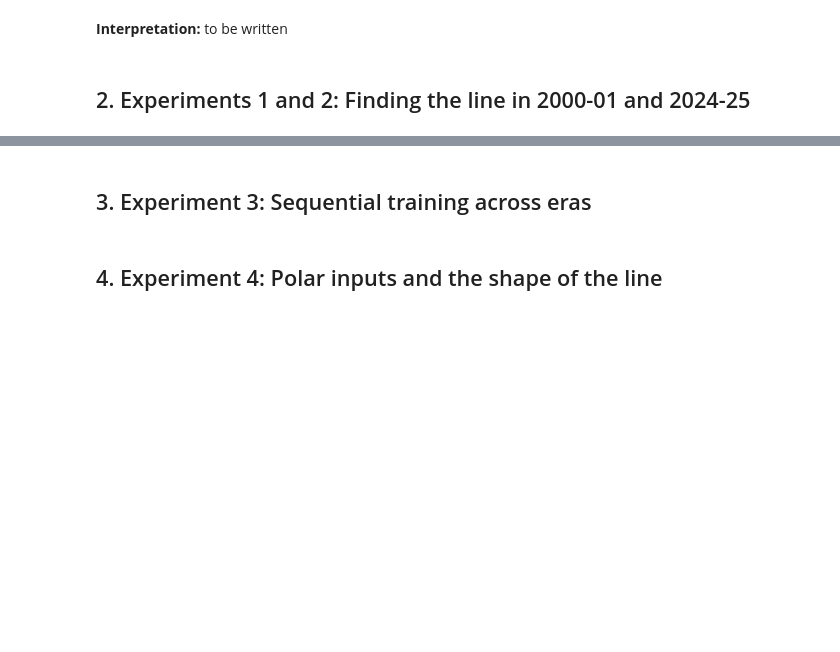
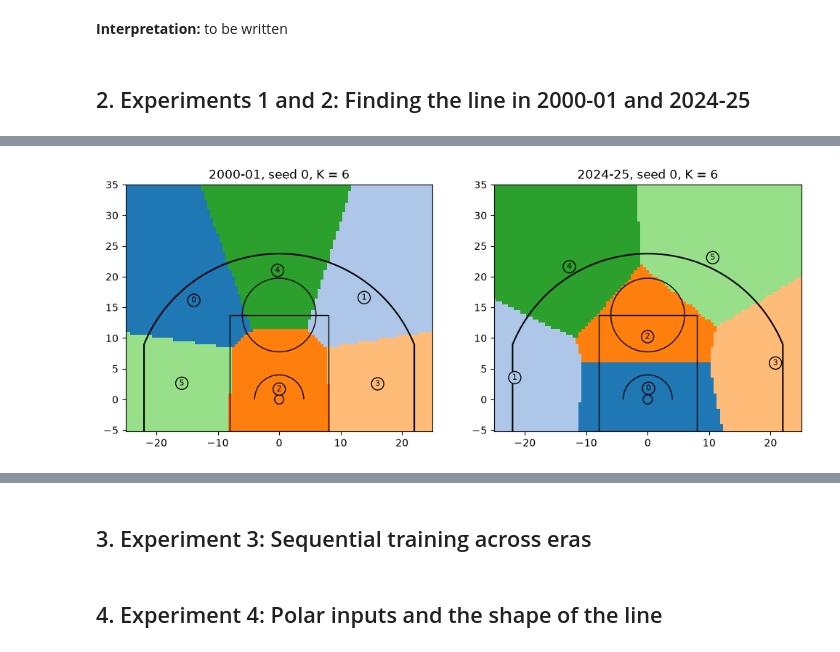
Before and after one commit to BiyonWann/bballNeuro, a Jupyter notebook: notebook.ipynb, the cells around one changed output, grey strips where cells are left out. Saved outputs shown, nothing was run; the diff lists cells and outputs as text; code cells hidden in the pictures; blank space fills up the shorter version.

Commit message:
Add Experiments 1 and 2 to notebook

```diff
--- a/notebook.ipynb
+++ b/notebook.ipynb
@@ -157,0 +162,7 @@ Above the Break 3        0.126    0.158    0.209    0.312
+# %%
+from threept import experiments, metrics, network
+
+SEEDS = (0, 1, 2, 3, 4)
+SEASONS_12 = ["2000-01", "2024-25"]
+N_CELLS = 6
+SUMMARY_COLUMNS = ["accuracy", "qe", "ari", "dead_cells", "mean_arc_purity"]
@@ -157,0 +239,16 @@ Above the Break 3        0.126    0.158    0.209    0.312
+# %%
+allocation_rows = []
+for key, all_weights in season_weights.items():
+    season, n_cells = key
+    per_seed = []
+    for weights in all_weights:
+        distances = metrics.prototype_distances(weights, "cartesian")
+        per_seed.append(metrics.cell_allocation(distances))
+    per_seed = pd.DataFrame(per_seed)
+    row = {"season": season, "K": n_cells}
+    for group in per_seed.columns:
+        row[f"{group} (mean)"] = per_seed[group].mean()
+        row[f"{group} (seed 0)"] = per_seed[group].iloc[0]
+        assert (per_seed.sum(axis=1) == n_cells).all()
+    allocation_rows.append(row)
+pd.DataFrame(allocation_rows).set_index(["season", "K"]).round(2)
@@ -157,0 +389,10 @@ Above the Break 3        0.126    0.158    0.209    0.312
+# %%
+for season in SEASONS_12:
+    train, test = splits[season]
+    confusion = metrics.zone_confusion(
+        test_labels_k6[season], test["SHOT_ZONE_BASIC"].to_numpy(), data.ZONES, N_CELLS
+    )
+    assert confusion.to_numpy().sum() == len(test)
+    print(f"{season}, seed 0, K = {N_CELLS}: test shots by cell (rows) and official zone (columns)")
+    print(confusion.to_string())
+    print()
@@ -157,0 +419,14 @@ Above the Break 3        0.126    0.158    0.209    0.312
+# %%
+grid_x, grid_y = court.court_grid()
+grid_points = np.column_stack([grid_x.ravel(), grid_y.ravel()])
+grid_inputs = data.court_to_inputs(grid_points, "cartesian")
+fig, axes = plt.subplots(1, 2, figsize=(12, 7))
+for ax, season in zip(axes, SEASONS_12, strict=True):
+    weights = season_weights[(season, N_CELLS)][0]
+    grid_labels = network.assign(grid_inputs, weights).reshape(grid_x.shape)
+    court.plot_zone_map(grid_x, grid_y, grid_labels, ax=ax)
+    court.plot_prototypes(weights, ax=ax)
+    ax.set_title(f"{season}, seed 0, K = {N_CELLS}")
+plt.show()
+# %% [output]
+[figure, added]
```
Also changed, not shown: parts of 12 cells of this notebook.
